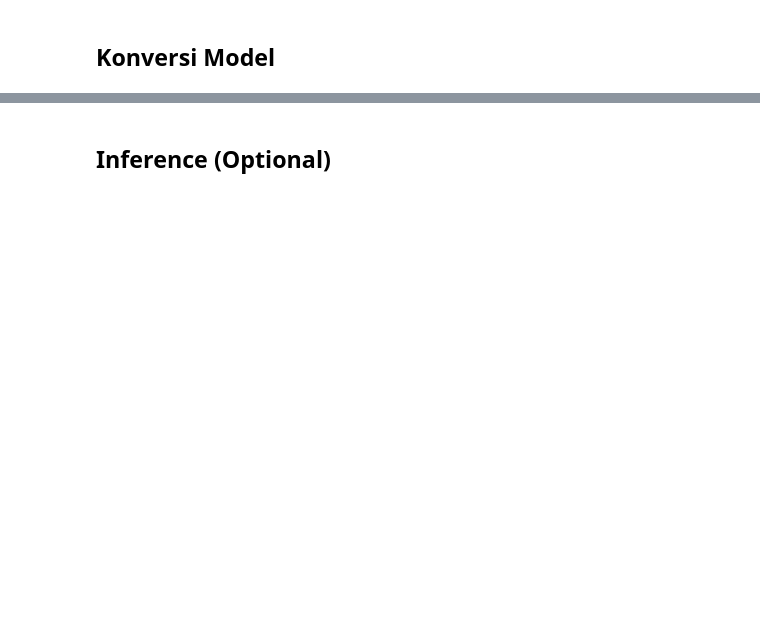
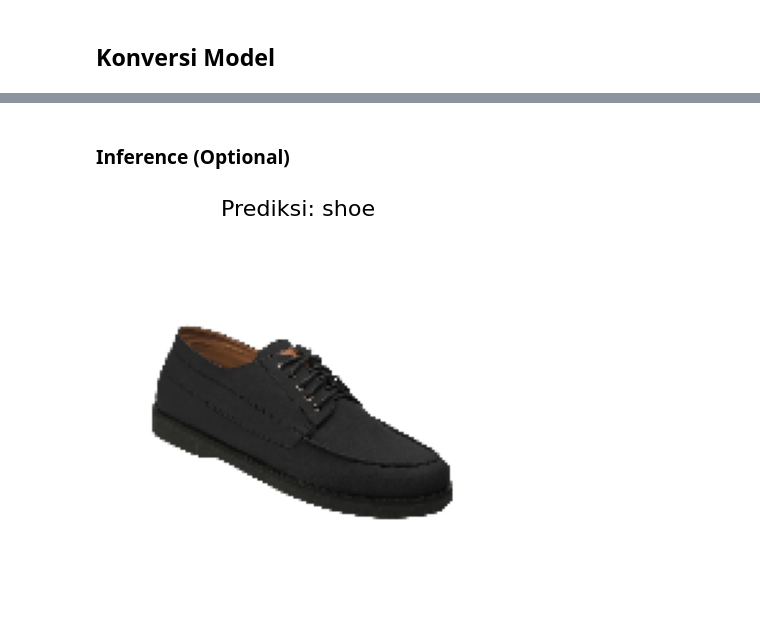
Before and after one commit to FaizFP/Dicoding--Image, a Jupyter notebook: Template_Submission_Akhir.ipynb, the cells around one changed output, grey strips where cells are left out. Cells and saved outputs as stored; diff of their text form; code cells hidden in the pictures; blank space fills up the shorter version.

```diff
--- a/Template_Submission_Akhir.ipynb
+++ b/Template_Submission_Akhir.ipynb
@@ -89,2 +559,42 @@ AttributeError: 'str' object has no attribute 'class_names'
 # %% [markdown]
-## Inference (Optional)
+### Inference (Optional)
+# %%
+from tensorflow.keras.preprocessing import image
+import numpy as np
+
+# --- Path SavedModel ---
+saved_model_path = 'savedModels'
+
+# --- Buat TFSMLayer ---
+model = tf.keras.Sequential([
+    tf.keras.layers.TFSMLayer(saved_model_path, call_endpoint='serving_default')
+])
+
+# --- Label ---
+labels = ['boot', 'sandal', 'shoe']
+
+# --- Fungsi load & preprocess JPG ---
+def load_and_preprocess(img_path, target_size=(150, 150)):
+    img = image.load_img(img_path, target_size=target_size)
+    img_array = image.img_to_array(img)
+    img_array = img_array / 255.0
+    img_array = np.expand_dims(img_array, axis=0)
+    return img_array, np.array(img)  # convert ke NumPy array untuk plt.imshow
+
+# --- Path gambar ---
+img_path = '/content/10.jpg'
+img_input, img_orig = load_and_preprocess(img_path)
+
+# --- Prediksi ---
+pred_dict = model(img_input)
+pred = pred_dict['output_0'].numpy()
+pred_label = labels[np.argmax(pred)]
+
+# --- Visualisasi ---
+plt.figure(figsize=(5,5))
+plt.imshow(img_orig.astype('uint8'))
+plt.axis('off')
+plt.title(f"Prediksi: {pred_label}", fontsize=16)
+plt.show()
+# %% [output]
+[figure, added]
```
Also changed, not shown: parts of 27 cells of this notebook.
